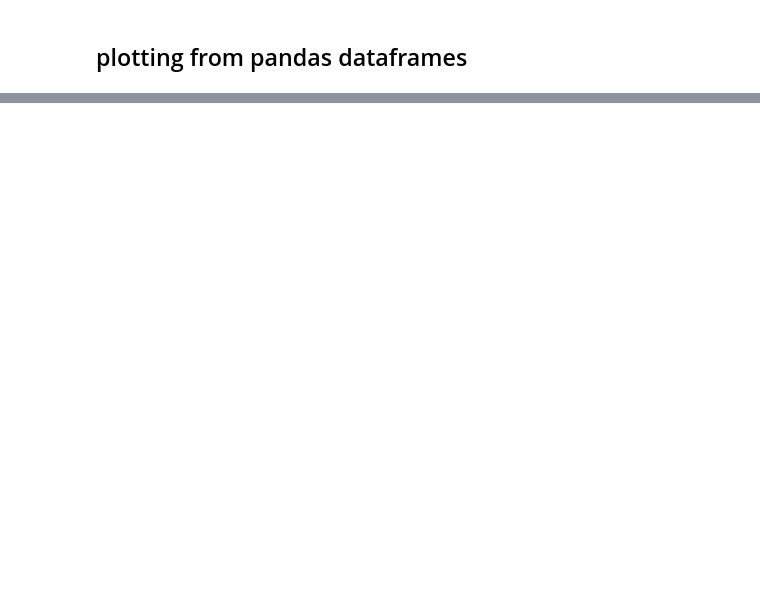
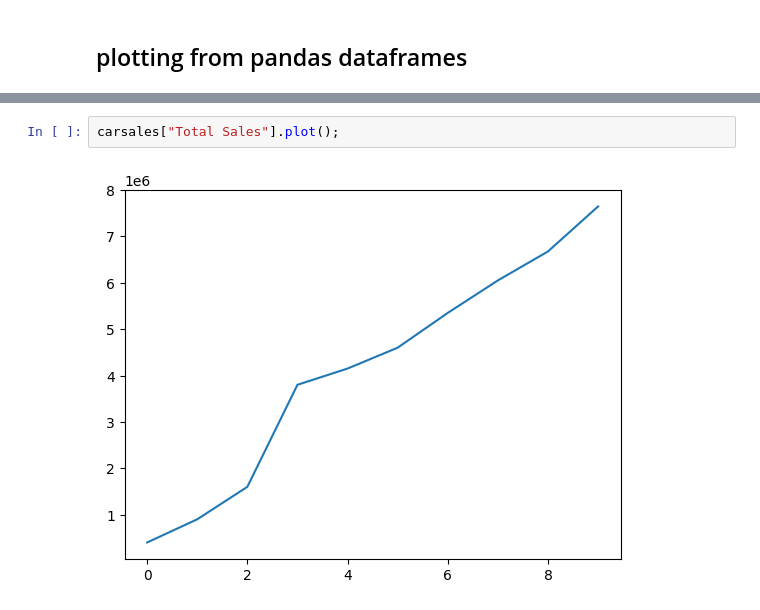
Before and after one commit to mikee254/mikee254, a Jupyter notebook: matplotlib.ipynb, the cells around one changed output, grey strips where cells are left out. Saved outputs shown, nothing was run; the diff lists cells and outputs as text; blank space fills up the shorter version.

```diff
--- a/matplotlib.ipynb
+++ b/matplotlib.ipynb
@@ -205,0 +311,4 @@ Freq: D, Length: 1000, dtype: float64
+# %%
+carsales["Total Sales"].plot();
+# %% [output]
+[figure, added]
```
Also changed, not shown: parts of 51 cells of this notebook.
